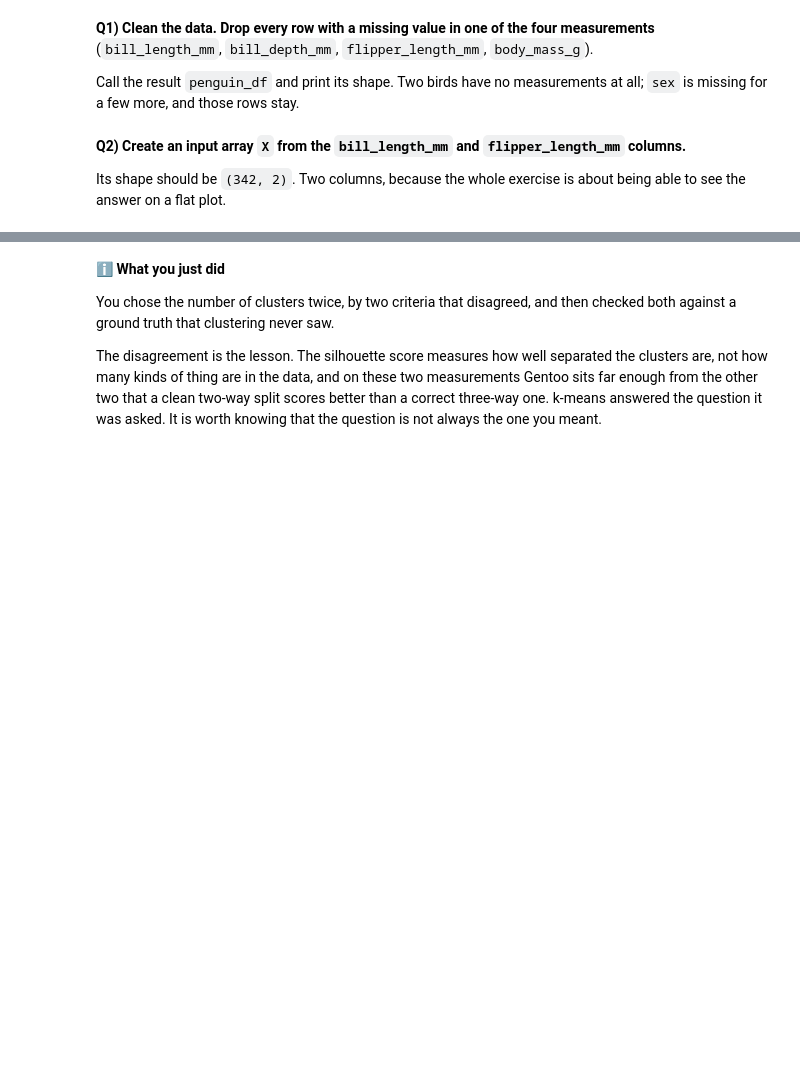
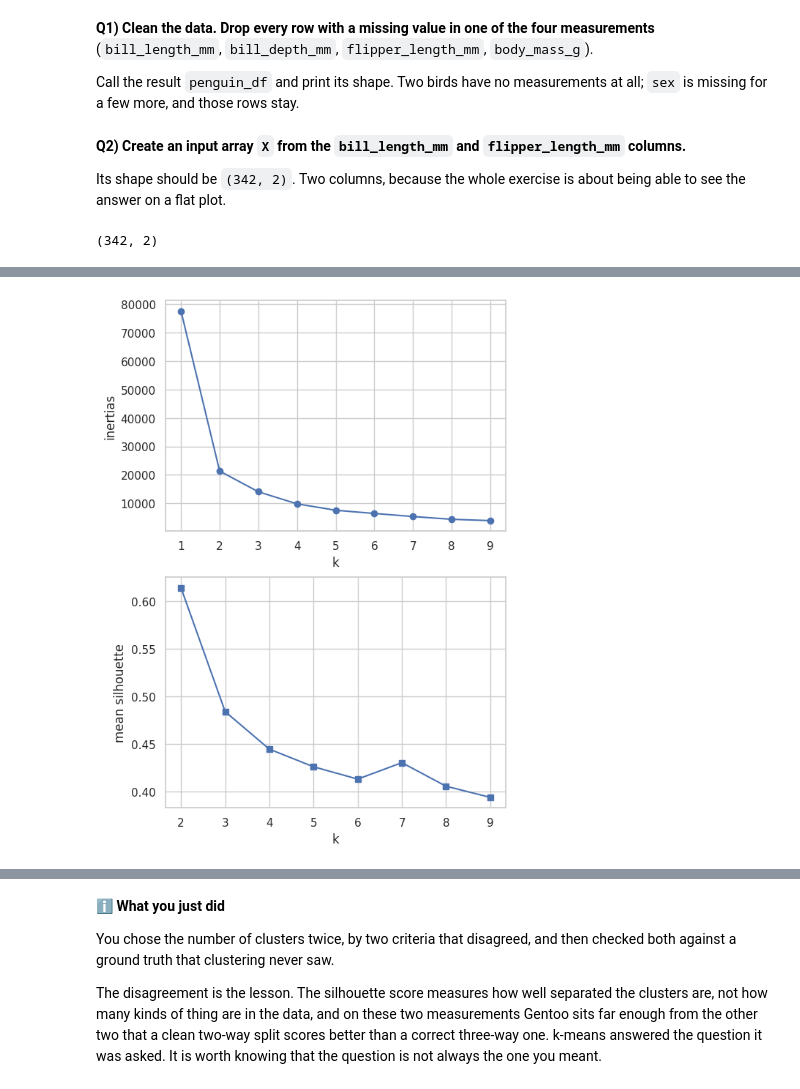
Before and after one commit to NilsChabloz/2026_Intro_Python, a Jupyter notebook: live/part-I/1.8-statistical-foundations-and-ml-environmental-exercises.ipynb, the cells around one changed output, grey strips where cells are left out. Cells and saved outputs as stored; diff of their text form; code cells hidden in the pictures; blank space fills up the shorter version.

```diff
--- a/live/part-I/1.8-statistical-foundations-and-ml-environmental-exercises.ipynb
+++ b/live/part-I/1.8-statistical-foundations-and-ml-environmental-exercises.ipynb
@@ -115,3 +259,6 @@ Call the result `penguin_df` and print its shape. Two birds have no measurements
+# %%
+penguins = pd.read_csv(penguins_path).dropna(subset = ['bill_length_mm', 'bill_depth_mm', 'flipper_length_mm', 'body_mass_g'])
+penguins = penguins.reset_index(drop = True)
 # %% [markdown]
 **Q2) Create an input array `X` from the `bill_length_mm` and `flipper_length_mm` columns.**
 
@@ -119,6 +266,10 @@ Its shape should be `(342, 2)`. Two columns, because the whole exercise is about
 the answer on a flat plot.
 # %%
 # Q2: build X from bill_length_mm and flipper_length_mm
+X = penguins[['bill_length_mm', 'flipper_length_mm']]
+X.shape
+# %% [output]
+(342, 2)
 # %% [markdown]
 **Q3) Train k-means over a range of k, and choose k twice — once by the elbow method and once
 by silhouette analysis.**
@@ -146,3 +295,34 @@ In a comment, say which k each method points at, and whether they agree.
+# %%
+# Q3: the elbow plot, then the silhouette plot
+from sklearn.cluster import KMeans
+from sklearn.metrics import silhouette_score
+
+inertias =[]
+
+for k in range (1,10):
+  inertias.append(KMeans(n_clusters = k, random_state = 0, n_init = 10).fit(X).inertia_)
+
+silhouettes = []
+
+for k in range(2, 10):
+  labels = KMeans(n_clusters=k, random_state=0, n_init = 10).fit_predict(X)
+  silhouettes.append(silhouette_score(X, labels))
+
+fig, (ax0, ax1) = plt.subplots(2,1, figsize=(6, 9))
+ax0.plot(list(range(1,10)), inertias, marker = 'o')
+ax0.set_xlabel('k')
+ax0.set_ylabel('inertias')
+ax1.plot(list(range(2, 10)), silhouettes, marker = 's')
+ax1.set_xlabel('k')
+ax1.set_ylabel('mean silhouette')
+
+plt.tight_layout
+plt.show()
+
+
+# The inertias points toward 2 or 3, where the silhouette toward 3
+# %% [output]
+[figure, added]
 # %% [markdown]
 **Q4) Cluster with k = 3 and compare the result against the true species.**
 
```
Also changed, not shown: parts of 25 cells of this notebook.
